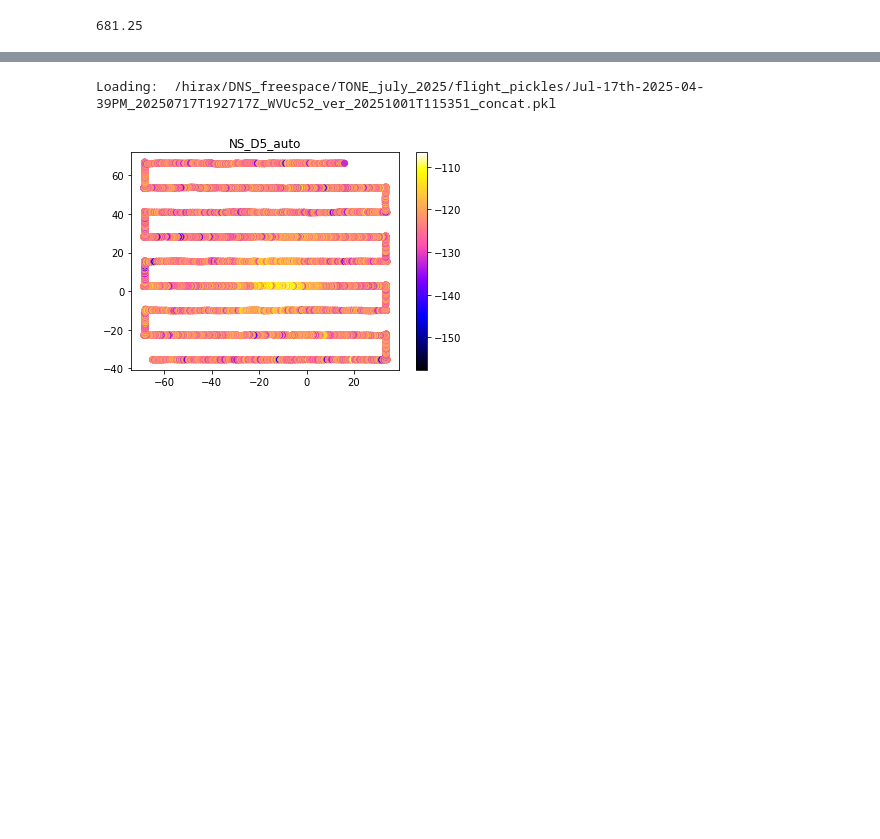
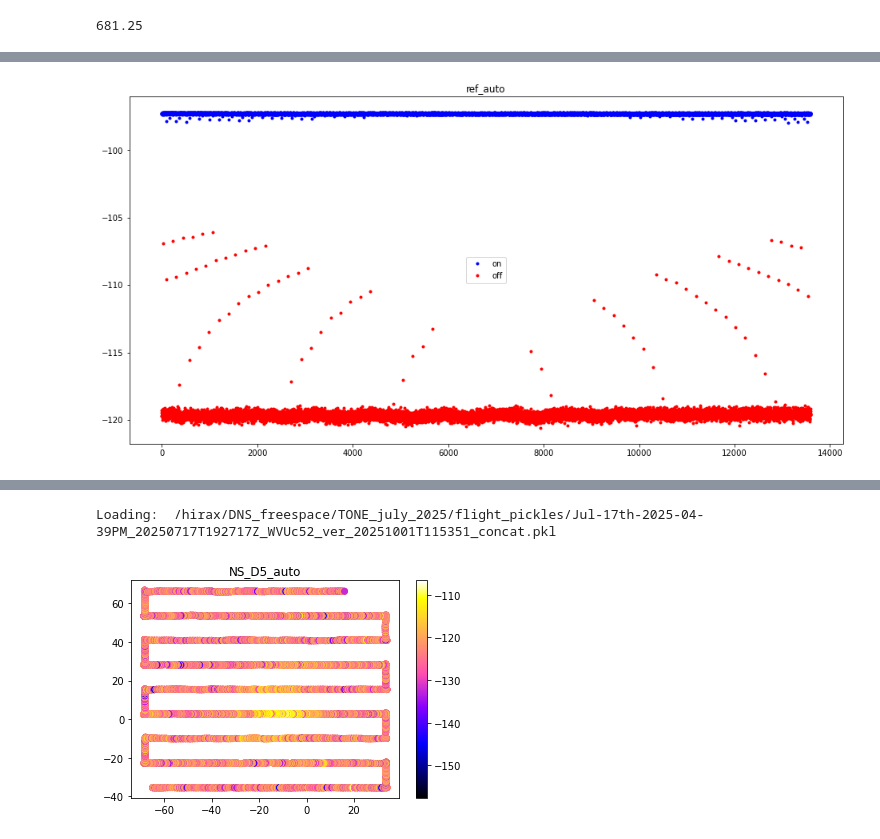
Before and after one commit to WrightLaboratory/DigitalNoiseSource, a Jupyter notebook: notebooks/LBN_DNS_GBO-beammapping.ipynb, the cells around one changed output, grey strips where cells are left out. Saved outputs shown, nothing was run; the diff lists cells and outputs as text; code cells hidden in the pictures; blank space fills up the shorter version.

```diff
--- a/notebooks/LBN_DNS_GBO-beammapping.ipynb
+++ b/notebooks/LBN_DNS_GBO-beammapping.ipynb
@@ -78,0 +120,86 @@ Loading:  /hirax/DNS_freespace/TONE_july_2025/flight_pickles/Jul-17th-2025-07-56
+# %%
+print(10*np.log10(abs(flight0.V_cross[np.asarray(flight0.inds_off)[slice2],f_ind,chind])))
+
+f_ind = 200
+print(freqs[f_ind])
+# plot reference signal #
+chind = 6 # auto
+fig=figure(figsize=(16,8))
+plt.plot(10*np.log10(abs(flight0.V_cross[flight0.inds_on,f_ind,chind])),'b.',label='on')
+plt.plot(10*np.log10(abs(flight0.V_cross[flight0.inds_off,f_ind,chind])),'r.',label='off')
+plt.title(chnames[chind])
+plt.legend()
+#plt.xlim(5750,6250)
+plt.show()
+
+fig=figure(figsize=(16,8))
+plt.plot(10*np.log10(abs(flight0.V_cross[np.asarray(flight0.inds_on)[slice1],f_ind,chind])),'b.',label='on')
+plt.plot(10*np.log10(abs(flight0.V_cross[np.asarray(flight0.inds_off)[slice2],f_ind,chind])),'r.',label='off')
+plt.title(chnames[chind])
+#plt.xlim(5750,6250)
+plt.legend()
+plt.show()
+
+
+
+# plot auto signal, on and off #
+chind = 2 # auto
+fig=figure(figsize=(16,8))
+plt.plot(10*np.log10(abs(flight0.V_cross[np.asarray(flight0.inds_on)[slice1],f_ind,chind])),'b.',label='on')
+plt.plot(10*np.log10(abs(flight0.V_cross[np.asarray(flight0.inds_off)[slice2],f_ind,chind])),'r.',label='off')
+plt.title(chnames[chind])
+#plt.xlim(5750,6250)
+plt.legend()
+plt.show()
+
+# plot auto signal, bgsub
+chind = 2 # auto
+fig=figure(figsize=(16,8))
+plt.plot(10*np.log10(abs(flight0.V_cross_bgsub[np.asarray(flight0.inds_on)[slice1],f_ind,chind])),'b.',label='diff')
+plt.title(chnames[chind])
+plt.legend()
+#plt.xlim(5750,6250)
+plt.show()
+
+# plotting bgsub'd auto and cross together
+chind = 3 # cross
+# on points
+fig=figure(figsize=(16,8))
+plt.plot(10*np.log10(abs(flight0.V_cross[np.asarray(flight0.inds_on)[slice1],f_ind,chind])),'g.',label='cross')
+chind = 2 # auto
+plt.plot(10*np.log10(abs(flight0.V_cross_bgsub[np.asarray(flight0.inds_on)[slice1],f_ind,chind])),'y.',label='auto (bgsub)')
+plt.title(chnames[chind])
+plt.legend()
+#plt.xlim(5750,6250)
+plt.show()
+
+
+chind = 3 # cross
+
+# on points
+fig=figure(figsize=(16,8))
+plt.plot(10*np.log10(abs(flight0.V_cross[np.asarray(flight0.inds_on)[slice1],f_ind,chind])),'b.',label='on')
+#plt.plot(10*np.log10(abs(flight0.V_cross[np.asarray(flight0.inds_off)[slice2],f_ind,chind])),'r.',label='off')
+plt.title(chnames[chind])
+plt.ylabel('ABS')
+#plt.xlim(5750,6250)
+plt.show()
+
+
+
+
+# on points - linear comparison
+fig=figure(figsize=(16,8))
+plt.plot(abs(flight0.V_cross[np.asarray(flight0.inds_on)[slice1],f_ind,chind]),'b.',label='abs')
+plt.plot(flight0.V_cross[np.asarray(flight0.inds_on)[slice1],f_ind,chind].real,'y.',label='real')
+plt.plot(flight0.V_cross[np.asarray(flight0.inds_on)[slice1],f_ind,chind].imag,'g.',label='imag')
+plt.title('Channel: '+chnames[chind]+' Freq: '+str(freqs[f_ind]))
+plt.legend()
+#plt.xlim(5750,6250)
+plt.show()
+
+
+# off points
+#plt.plot(10*np.log10(abs(flight0.V_cross[np.asarray(flight0.inds_off)[slice2],f_ind,chind])),'r.',label='off')
+#plt.plot(10*np.log10(abs(flight0.V_cross[np.asarray(flight0.inds_off)[slice2],f_ind,chind])),'r.',label='off')
+# %% [output]
@@ -78,0 +209 @@ Loading:  /hirax/DNS_freespace/TONE_july_2025/flight_pickles/Jul-17th-2025-07-56
+[figure, added]
```
Also changed, not shown: parts of 7 cells of this notebook, 2 other files.
